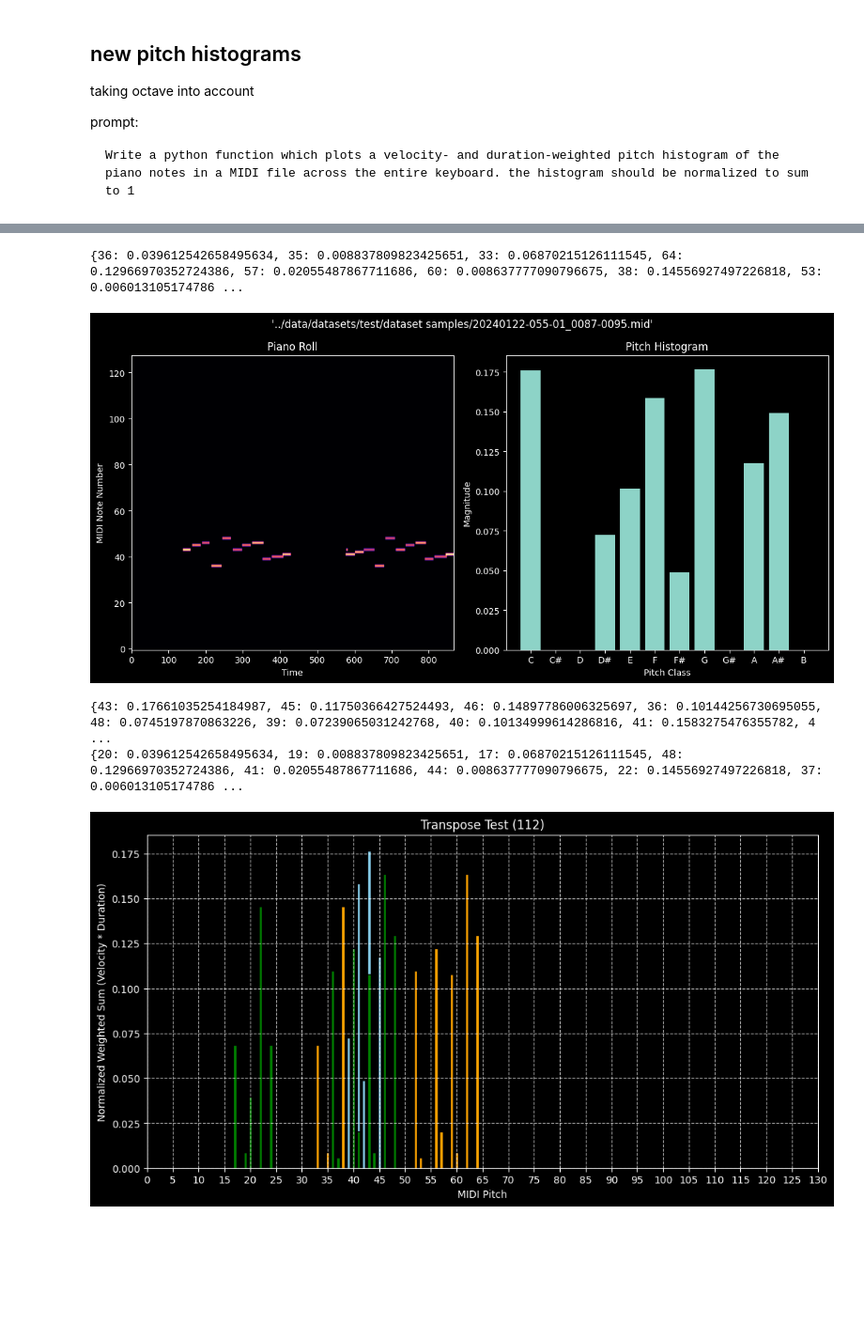
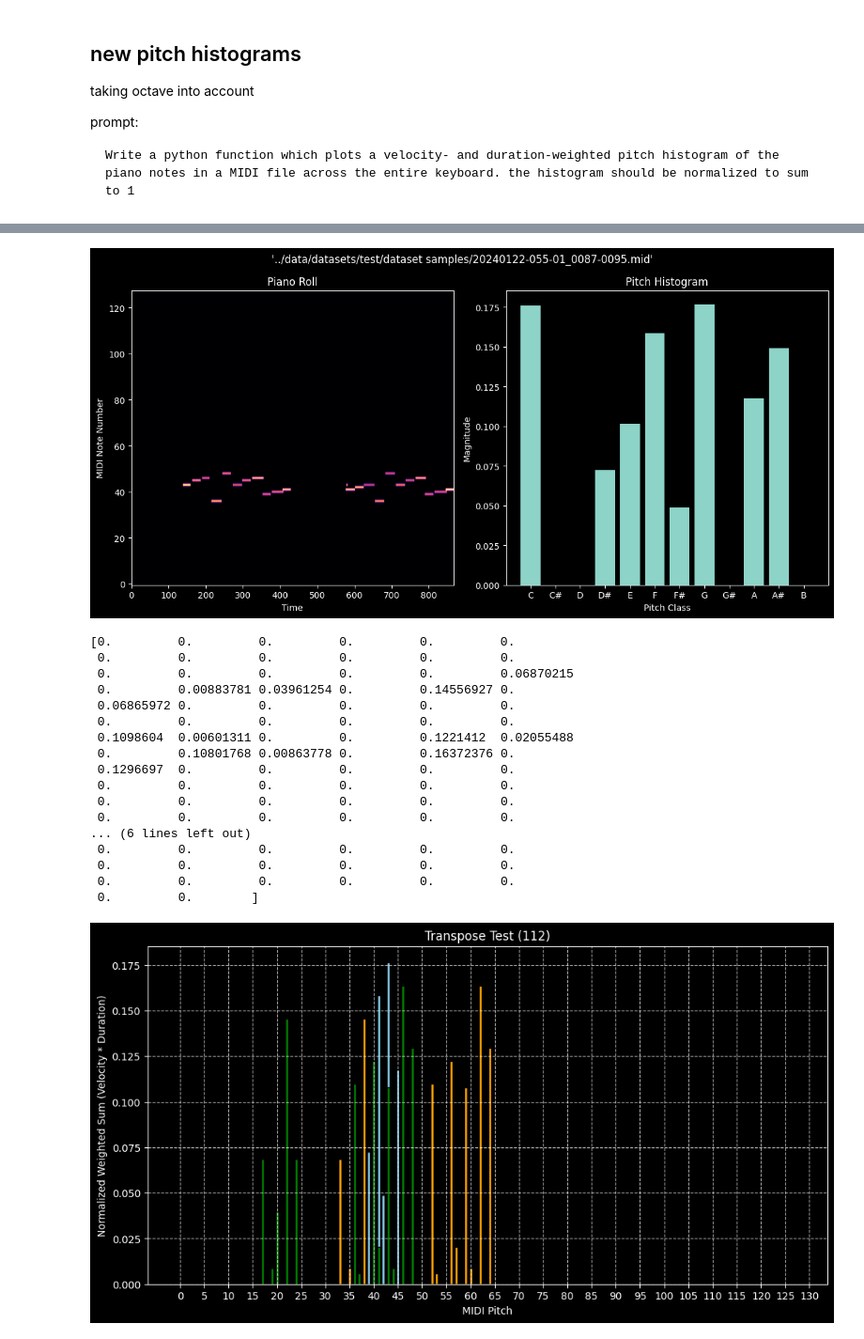
Before and after one commit to finlaymiller/disklavier, a Jupyter notebook: notebooks/transformations.ipynb, the cells around one changed output, grey strips where cells are left out. Shown at 94% size. Cells and saved outputs as stored; diff of their text form; code cells hidden in the pictures; blank space fills up the shorter version.

```diff
--- a/notebooks/transformations.ipynb
+++ b/notebooks/transformations.ipynb
@@ -450,35 +427,42 @@ def find_optimal_transpose(histogram1, histogram2):
 # %%
 # data
 # f1 = "../data/datasets/test/synthetic/bbbb-060-01_0005-0011.mid"
 # f2 = "../data/datasets/test/synthetic/cccc-060-01_0000-0005.mid"
 f1 = "../data/datasets/test/dataset samples/20231220-080-03_0329-0335.mid"
 f2 = "../data/datasets/test/dataset samples/20240122-055-01_0087-0095.mid"
 ph1 = pitch_histogram(f1)
 ph2 = pitch_histogram(f2)
 t = find_optimal_transpose(ph2, ph1)
 ph3 = transpose_histogram(ph1, t)
-print(ph3)
 # plot
 plt.figure(figsize=(12, 6))
-plt.bar(
-    list(ph1.keys()), list(ph1.values()), width=0.6, edgecolor="black", color="orange"
-)
-plt.bar(
-    list(ph2.keys()), list(ph2.values()), width=0.6, edgecolor="black", color="skyblue"
-)
-plt.bar(
-    list(ph3.keys()), list(ph3.values()), width=0.6, edgecolor="black", color="green"
-)
+plt.bar(range(len(ph1)), ph1, width=0.6, edgecolor="black", color="orange")
+plt.bar(range(len(ph2)), ph2, width=0.6, edgecolor="black", color="skyblue")
+plt.bar(range(len(ph3)), ph3, width=0.6, edgecolor="black", color="green")
 plt.xlabel("MIDI Pitch")
 plt.ylabel("Normalized Weighted Sum (Velocity * Duration)")
 plt.title(f"Transpose Test ({t})")
 plt.xticks(range(0, 131, 5))  # set x-axis ticks for MIDI pitch values
 plt.grid(True, linestyle="--", alpha=0.7)
 plt.show()
 # %% [output]
 [figure]
+[figure]
-{36: 0.039612542658495634, 35: 0.008837809823425651, 33: 0.06870215126111545, 64: 0.12966970352724386, 57: 0.02055487867711686, 60: 0.008637777090796675, 38: 0.14556927497226818, 53: 0.006013105174786 ...
+[0.         0.         0.         0.         0.         0.
+ 0.         0.         0.         0.         0.         0.
+ 0.         0.         0.         0.         0.         0.06870215
+ 0.         0.00883781 0.03961254 0.         0.14556927 0.
+ 0.06865972 0.         0.         0.         0.         0.
+ 0.         0.         0.         0.         0.         0.
+ 0.1098604  0.00601311 0.         0.         0.1221412  0.02055488
+ 0.         0.10801768 0.00863778 0.         0.16372376 0.
+ 0.1296697  0.         0.         0.         0.         0.
+ 0.         0.         0.         0.         0.         0.
+ 0.         0.         0.         0.         0.         0.
+ 0.         0.         0.         0.         0.         0.
+... (6 lines left out)
+ 0.         0.         0.         0.         0.         0.
+ 0.         0.         0.         0.         0.         0.
+ 0.         0.         0.         0.         0.         0.
+ 0.         0.        ]
-[figure]
-{43: 0.17661035254184987, 45: 0.11750366427524493, 46: 0.14897786006325697, 36: 0.10144256730695055, 48: 0.0745197870863226, 39: 0.07239065031242768, 40: 0.10134999614286816, 41: 0.1583275476355782, 4 ...
-{20: 0.039612542658495634, 19: 0.008837809823425651, 17: 0.06870215126111545, 48: 0.12966970352724386, 41: 0.02055487867711686, 44: 0.008637777090796675, 22: 0.14556927497226818, 37: 0.006013105174786 ...
-[figure, old version]
+[figure, new version]
```
Also changed, not shown: parts of 3 cells of this notebook, 5 other files.
